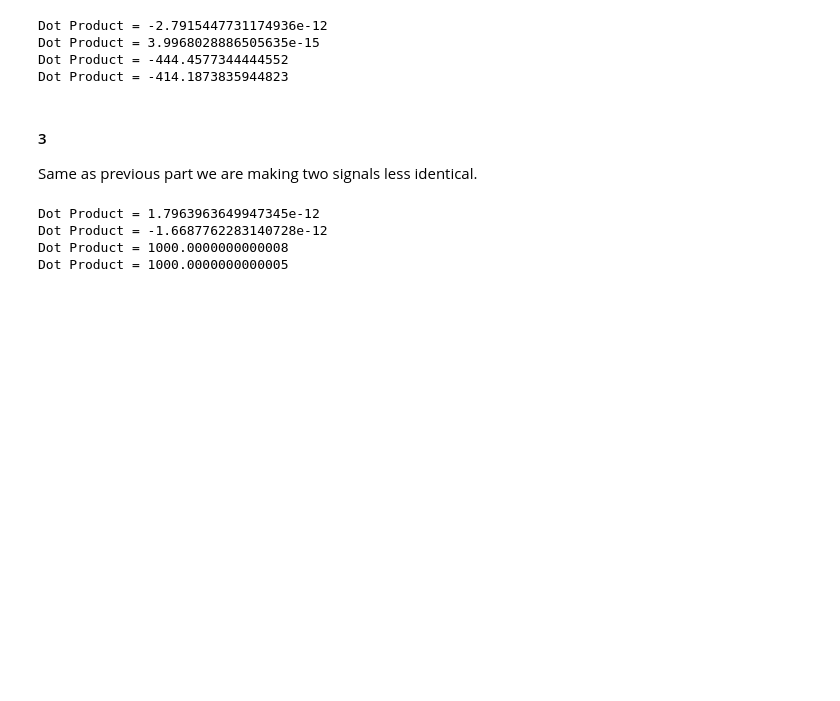
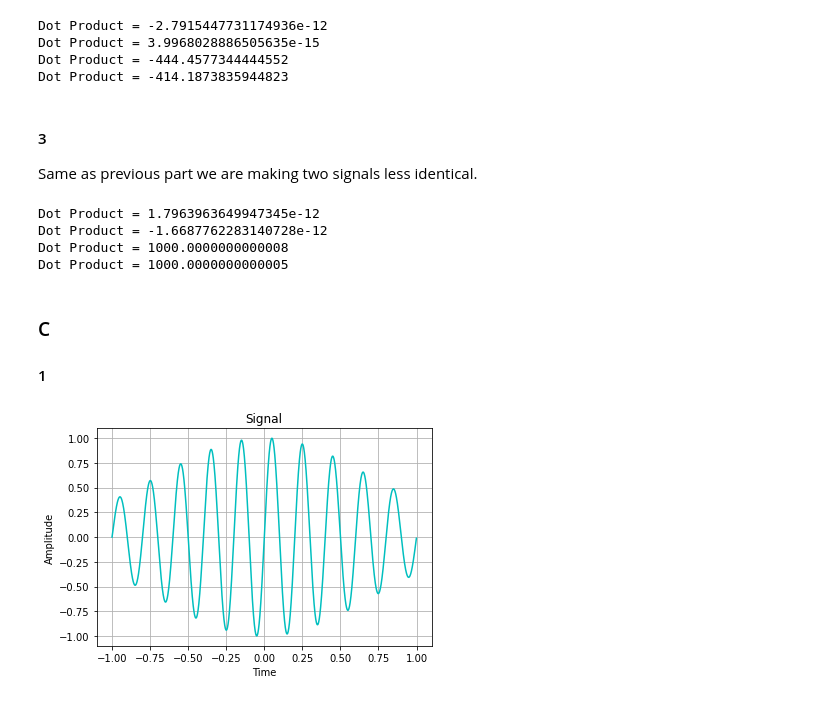
Before and after one commit to SM2A/Signals_and_Systems_Course_Projects, a Jupyter notebook: CA2/Source/1 - Intro to Fourier Transform.ipynb, the cells around one changed output. Drawn from its saved outputs; the diff is of its cells as text; code cells hidden in the pictures; blank space fills up the shorter version.

```diff
--- a/CA2/Source/1 - Intro to Fourier Transform.ipynb
+++ b/CA2/Source/1 - Intro to Fourier Transform.ipynb
@@ -122,3 +122,18 @@ Dot Product = 1.7963963649947345e-12
 Dot Product = -1.6687762283140728e-12
 Dot Product = 1000.0000000000008
 Dot Product = 1000.0000000000005
+# %% [markdown]
+### C
+
+#### 1
+# %%
+x = numpy.arange(-1, 1, 1./1000)
+y = numpy.sin(2 * numpy.pi * 5 * x) * numpy.exp((-1) * (x**2))
+plot.plot(x, y, color='c')
+plot.title('Signal')
+plot.ylabel('Amplitude')
+plot.xlabel('Time')
+plot.grid()
+plot.show()
+# %% [output]
+[figure, added]
```
Also changed, not shown: parts of 6 cells of this notebook.
